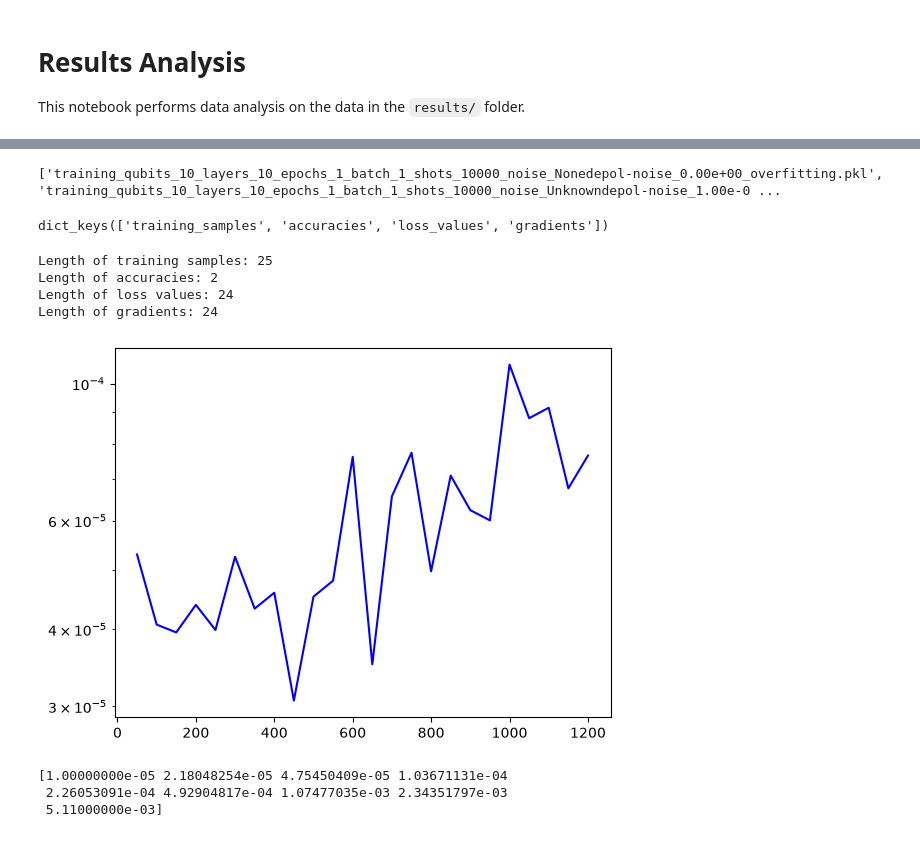
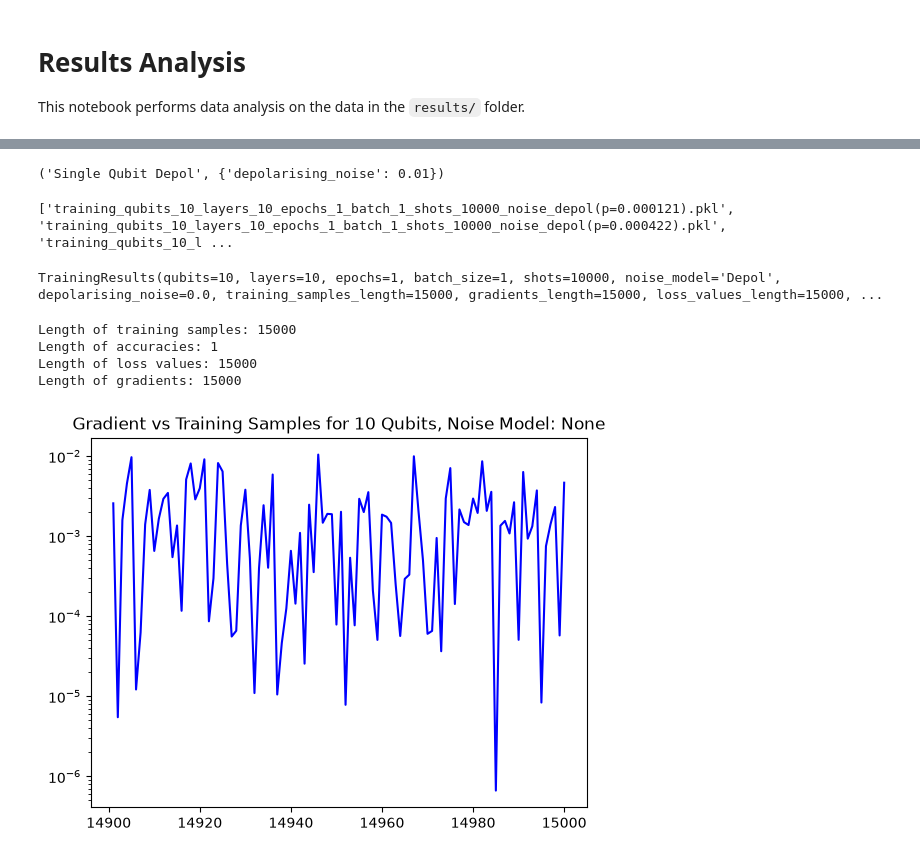
Before and after one commit to dylan-odonoghue/Partial-Error-Correction-on-Non-Clifford-Gates, a Jupyter notebook: result_analysis.ipynb, the cells around one changed output, grey strips where cells are left out. Saved outputs shown, nothing was run; the diff lists cells and outputs as text; code cells hidden in the pictures.

Commit message:
Reformat for easier analysis

```diff
--- a/result_analysis.ipynb
+++ b/result_analysis.ipynb
@@ -10,33 +126,37 @@ import os
+# %%
+TrainingData.parse_noise_model("single-qubit-depol(p-depol=0.01)", parse_params=True)
+# %% [output]
+('Single Qubit Depol', {'depolarising_noise': 0.01})
 # %%
 DIRECTORY = "results/"
 DIRECTORY_FILE_NAMES = os.listdir(DIRECTORY)
-overfitting_files = [file for file in DIRECTORY_FILE_NAMES if file.endswith("_overfitting.pkl")]
-print(overfitting_files)
+training_files = [file for file in DIRECTORY_FILE_NAMES if file.startswith("training") and not file.endswith("overfitting.pkl")]
+print(training_files)
 # %% [output]
-['training_qubits_10_layers_10_epochs_1_batch_1_shots_10000_noise_Nonedepol-noise_0.00e+00_overfitting.pkl', 'training_qubits_10_layers_10_epochs_1_batch_1_shots_10000_noise_Unknowndepol-noise_1.00e-0 ...
+['training_qubits_10_layers_10_epochs_1_batch_1_shots_10000_noise_depol(p=0.000121).pkl', 'training_qubits_10_layers_10_epochs_1_batch_1_shots_10000_noise_depol(p=0.000422).pkl', 'training_qubits_10_l ...
 # %%
-# Test data
+training_data_list = []
+for file in training_files:
+    data = TrainingData.load_from_pickle(os.path.join(DIRECTORY, file))
+    training_data_list.append(data)
+
 with open("results\\replicarun_8_qubits_1.00e-05_depolarising_noise.pkl", "rb") as file:
     results_6_qubits = pickle.load(file)
 # %%
-print(results_6_qubits.keys())
+training_data_list.sort(key=lambda x: x.depolarising_noise)  # Sort the list by depolarising noise for easier analysis
+print(str(training_data_list[0]))
 # %% [output]
-dict_keys(['training_samples', 'accuracies', 'loss_values', 'gradients'])
+TrainingResults(qubits=10, layers=10, epochs=1, batch_size=1, shots=10000, noise_model='Depol', depolarising_noise=0.0, training_samples_length=15000, gradients_length=15000, loss_values_length=15000, ...
 # %%
-print(f"Length of training samples: {len(results_6_qubits['training_samples'])} \nLength of accuracies: {len(results_6_qubits['accuracies'])} \nLength of loss values: {len(results_6_qubits['loss_values'])}\nLength of gradients: {len(results_6_qubits['gradients'])}")
+print(f"Length of training samples: {len(training_data_list[0].training_samples)} \nLength of accuracies: {len(training_data_list[0].accuracies)} \nLength of loss values: {len(training_data_list[0].loss_values)}\nLength of gradients: {len(training_data_list[0].gradients)}")
 # %% [output]
-Length of training samples: 25
-Length of accuracies: 2
-Length of loss values: 24
-Length of gradients: 24
+Length of training samples: 15000
+Length of accuracies: 1
+Length of loss values: 15000
+Length of gradients: 15000
 # %%
-plt.plot(results_6_qubits['training_samples'][1:301], results_6_qubits['gradients'][:300], label='6 Qubits', color='blue')
+plt.plot(training_data_list[0].training_samples[-100:], training_data_list[0].gradients[-100:], label=f'{training_data_list[0].qubits} Qubits', color='blue')
+plt.title(f'Gradient vs Training Samples for {training_data_list[0].qubits} Qubits, Noise Model: {training_data_list[0].noise_model}')
 plt.yscale('log')
 # %% [output]
-[figure, old version]
+[figure, new version]
-# %%
-print(np.logspace(-5, np.log10(5.11e-3), 9))
-# %% [output]
-[1.00000000e-05 2.18048254e-05 4.75450409e-05 1.03671131e-04
- 2.26053091e-04 4.92904817e-04 1.07477035e-03 2.34351797e-03
- 5.11000000e-03]
```
Also changed, not shown: parts of 7 cells of this notebook, 3 other files.
